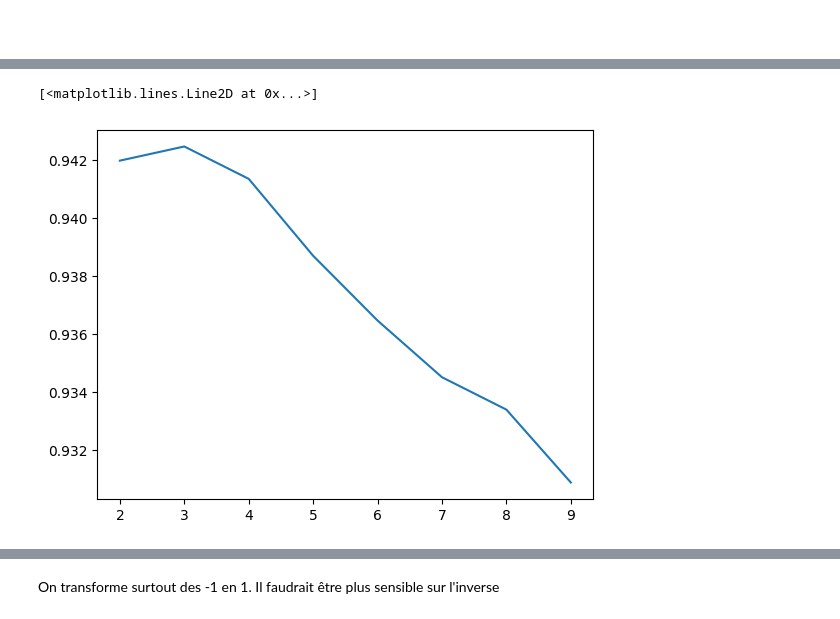
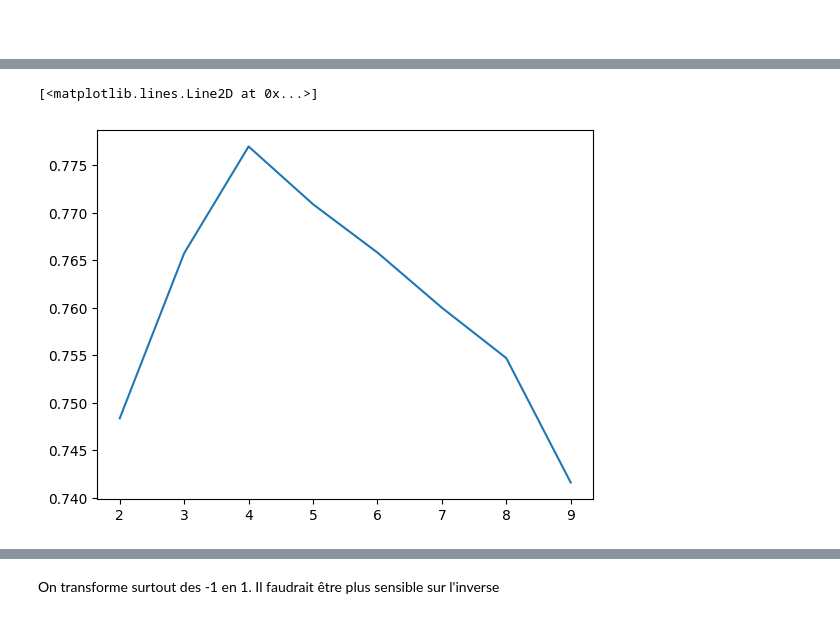
Before and after one commit to CharlesAttend/RITAL-Projet1, a Jupyter notebook: postprocessing.ipynb, the cells around one changed output, grey strips where cells are left out. Drawn from its saved outputs; the diff is of its cells as text; code cells hidden in the pictures.

```diff
--- a/postprocessing.ipynb
+++ b/postprocessing.ipynb
@@ -102,15 +85,15 @@ df = pd.DataFrame({
 # %%
 tmp = windows_post(y_hat)
 lx, ly = [], []
 for i in range(2, 10):
     tmp = windows_post(tmp, size=i)
-    f1 = f1_score(y_test, tmp, average="micro")
+    f1 = f1_score(y_test, tmp, pos_label=-1)
     lx.append(i)
     ly.append(f1)
 plt.plot(lx, ly)
 # %% [output]
 [<matplotlib.lines.Line2D at 0x...>]
-[figure, old version]
+[figure, new version]
 # %%
 lx2, ly2 = [], []
 for i in range(0, 10):
```
Also changed, not shown: parts of 14 cells of this notebook, 2 other files.
